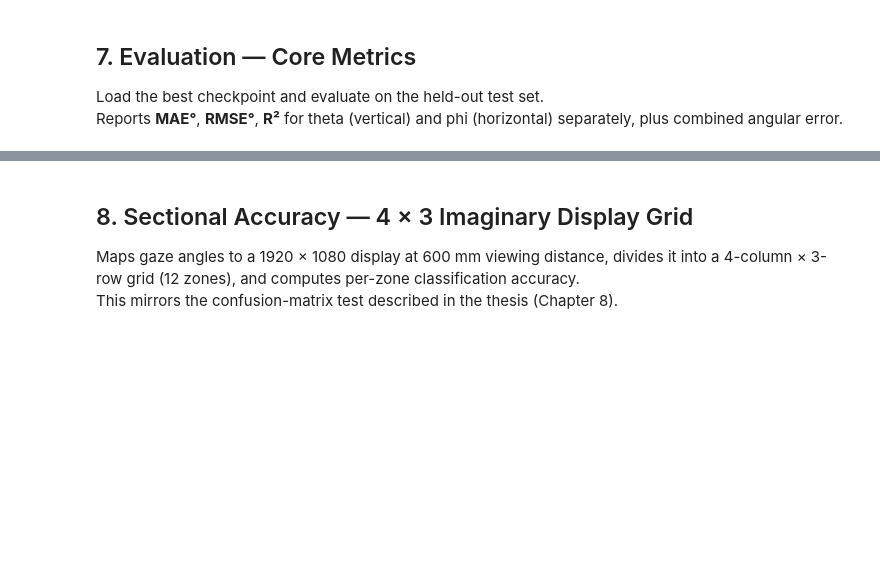
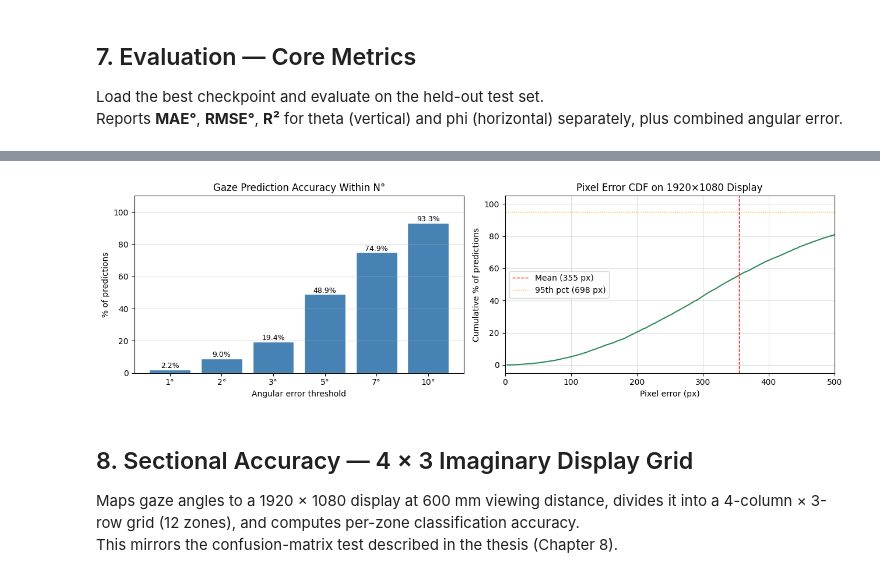
Before and after one commit to sanzserif/synth-gaze-fyp, a Jupyter notebook: backend/Research/model_atmpt_2.ipynb, the cells around one changed output, grey strips where cells are left out. Saved outputs shown, nothing was run; the diff lists cells and outputs as text; code cells hidden in the pictures; blank space fills up the shorter version.

```diff
--- a/backend/Research/model_atmpt_2.ipynb
+++ b/backend/Research/model_atmpt_2.ipynb
@@ -577,0 +620,93 @@ Test set metrics (best model)
+# %%
+# ── 1. Threshold accuracy — % of predictions within N degrees ────────────────
+print("─" * 52)
+print("Threshold accuracy (angular error)")
+print("─" * 52)
+for thresh in [2, 5, 10]:
+    pct = (angular_err < thresh).mean() * 100
+    print(f"  Within {thresh:2d}°  : {pct:.1f}%")
+print()
+
+# ── 2. Median & 95th percentile ───────────────────────────────────────────────
+print("─" * 52)
+print("Robust statistics")
+print("─" * 52)
+print(f"  Median angular error : {np.median(angular_err):.3f}°")
+print(f"  95th percentile      : {np.percentile(angular_err, 95):.3f}°")
+print(f"  Median theta error   : {np.median(np.abs(theta_err)):.3f}°")
+print(f"  Median phi error     : {np.median(np.abs(phi_err)):.3f}°")
+print()
+
+# ── 3. Pixel error on screen ──────────────────────────────────────────────────
+# Assumes 1920×1080 display, 309×174 mm physical, 600 mm viewing distance
+SCREEN_PX_W  = 1920
+SCREEN_PX_H  = 1080
+SCREEN_MM_W  = 309.0
+SCREEN_MM_H  = 174.0
+DIST_MM_EVAL = 600.0
+
+px_per_mm_w = SCREEN_PX_W / SCREEN_MM_W
+px_per_mm_h = SCREEN_PX_H / SCREEN_MM_H
+
+# Convert angular error to mm displacement at viewing distance, then to pixels
+theta_mm  = np.tan(np.radians(np.abs(theta_err))) * DIST_MM_EVAL
+phi_mm    = np.tan(np.radians(np.abs(phi_err)))   * DIST_MM_EVAL
+theta_px  = theta_mm * px_per_mm_h
+phi_px    = phi_mm   * px_per_mm_w
+combined_px = np.sqrt(theta_px**2 + phi_px**2)
+
+print("─" * 52)
+print("Pixel error on 1920×1080 display @ 600 mm")
+print("─" * 52)
+print(f"  Theta  MAE  : {theta_px.mean():.1f} px")
+print(f"  Phi    MAE  : {phi_px.mean():.1f} px")
+print(f"  Combined MAE: {combined_px.mean():.1f} px")
+print(f"  Combined 95p: {np.percentile(combined_px, 95):.1f} px")
+print()
+
+# ── 4. Per-quadrant angular error ─────────────────────────────────────────────
+print("─" * 52)
+print("Angular MAE by screen quadrant (gaze direction)")
+print("─" * 52)
+quadrants = {
+    'Top-Left    (θ<0, φ<0)': (labels_deg[:, 0] < 0) & (labels_deg[:, 1] < 0),
+    'Top-Right   (θ<0, φ>0)': (labels_deg[:, 0] < 0) & (labels_deg[:, 1] > 0),
+    'Bottom-Left (θ>0, φ<0)': (labels_deg[:, 0] > 0) & (labels_deg[:, 1] < 0),
+    'Bottom-Right(θ>0, φ>0)': (labels_deg[:, 0] > 0) & (labels_deg[:, 1] > 0),
+}
+for name, mask in quadrants.items():
+    if mask.sum() > 0:
+        q_mae = angular_err[mask].mean()
+        print(f"  {name}: {q_mae:.3f}°  (n={mask.sum()})")
+
+# ── 5. Threshold accuracy bar chart ──────────────────────────────────────────
+thresholds = [1, 2, 3, 5, 7, 10]
+pcts = [(angular_err < t).mean() * 100 for t in thresholds]
+
+fig, axes = plt.subplots(1, 2, figsize=(13, 4))
+
+axes[0].bar([f"{t}°" for t in thresholds], pcts, color='steelblue', edgecolor='white')
+for i, (t, p) in enumerate(zip(thresholds, pcts)):
+    axes[0].text(i, p + 1, f"{p:.1f}%", ha='center', fontsize=9)
+axes[0].set_ylim(0, 110)
+axes[0].set_xlabel('Angular error threshold')
+axes[0].set_ylabel('% of predictions')
+axes[0].set_title('Gaze Prediction Accuracy Within N°')
+axes[0].grid(axis='y', alpha=0.4)
+
+# Pixel error CDF
+sorted_px = np.sort(combined_px)
+cdf = np.arange(1, len(sorted_px) + 1) / len(sorted_px) * 100
+axes[1].plot(sorted_px, cdf, color='seagreen', linewidth=1.5)
+axes[1].axvline(combined_px.mean(), color='red', linestyle='--', linewidth=1,
+                label=f'Mean ({combined_px.mean():.0f} px)')
+axes[1].axhline(95, color='orange', linestyle=':', linewidth=1,
+                label=f'95th pct ({np.percentile(combined_px, 95):.0f} px)')
+axes[1].set_xlabel('Pixel error (px)')
+axes[1].set_ylabel('Cumulative % of predictions')
+axes[1].set_title('Pixel Error CDF on 1920×1080 Display')
+axes[1].legend(); axes[1].grid(alpha=0.4)
+axes[1].set_xlim(0, min(np.percentile(combined_px, 99) * 1.1, 500))
+
+plt.tight_layout(); plt.show()
+# %% [output]
@@ -578,3 +730,4 @@ Test set metrics (best model)
+[figure, added]
 # %% [markdown]
 ## 8. Sectional Accuracy — 4 × 3 Imaginary Display Grid
 Maps gaze angles to a 1920 × 1080 display at 600 mm viewing distance, divides it into a 4-column × 3-row grid (12 zones), and computes per-zone classification accuracy.
```
Also changed, not shown: parts of 15 cells of this notebook, 10 other files.
